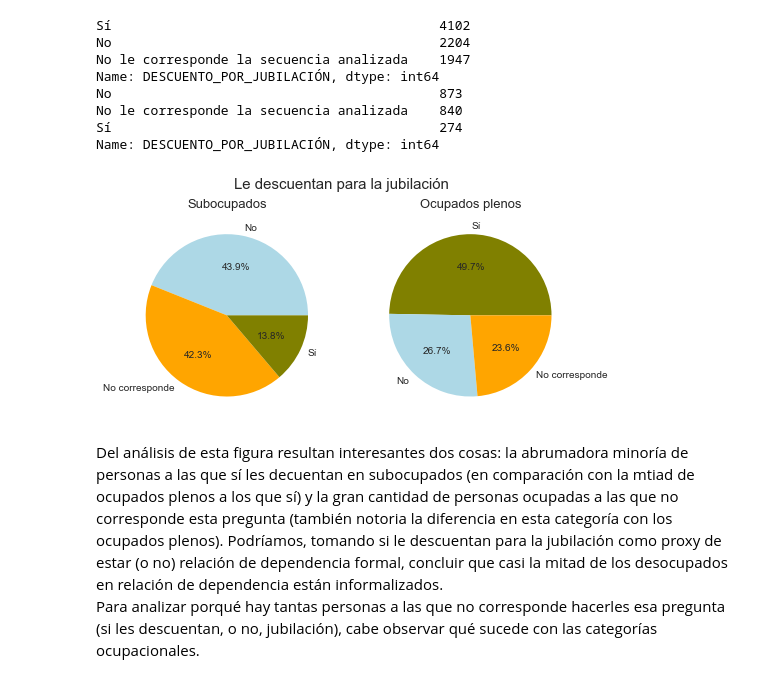
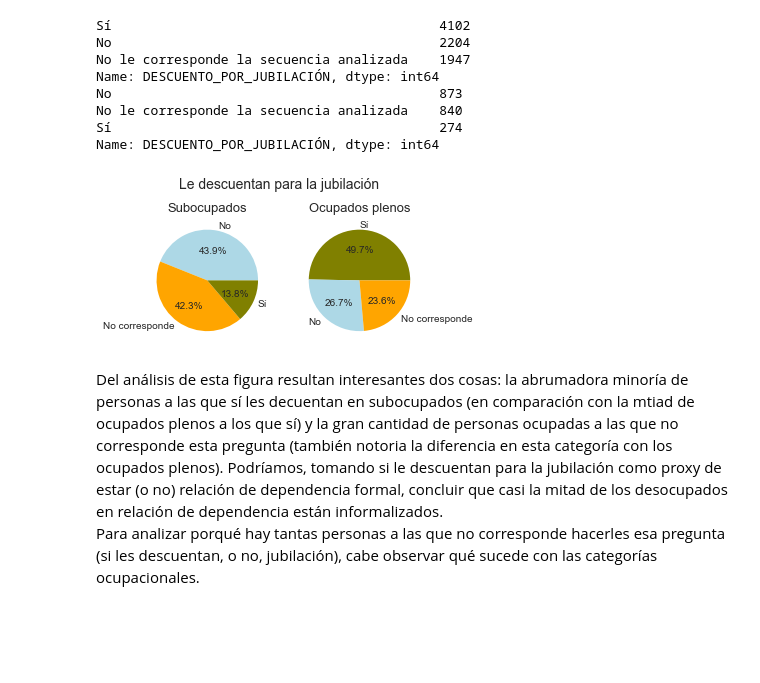
Before and after one commit to VioleCP/EPH-subocupacion, a Jupyter notebook: Subocupación Argentina.ipynb, the cells around one changed output. Saved outputs shown, nothing was run; the diff lists cells and outputs as text; code cells hidden in the pictures; blank space fills up the shorter version.

```diff
--- a/Subocupación Argentina.ipynb
+++ b/Subocupación Argentina.ipynb
@@ -823,16 +802,16 @@ No le corresponde la secuencia analizada    840
 Sí                                          274
 Name: DESCUENTO_POR_JUBILACIÓN, dtype: int64
 # %%
-fig, (ax1, ax2) = plt.subplots(1, 2, figsize=(8,4))
+fig, (ax1, ax2) = plt.subplots(1, 2, figsize=(5,3))
 lab3l = ["Sí", "No", "No corresponde"]
 l4bel = ["No", "No corresponde", "Sí"]
-fig.suptitle('Le descuentan para la jubilación', fontsize=15)
+fig.suptitle('Le descuentan para la jubilación', fontsize=14)
 ax1.pie(aportessub, colors= ["lightblue", "orange", "olive"], labels= l4bel, autopct='%1.1f%%')
 ax1.set_title('Subocupados', fontsize=13)
 ax2.pie(aportesoc, colors= ["olive","lightblue", "orange"], autopct='%1.1f%%', labels= lab3l)
 ax2.set_title('Ocupados plenos', fontsize=13);
 # %% [output]
-[figure, old version]
+[figure, new version]
 # %% [markdown]
 Del análisis de esta figura resultan interesantes dos cosas: la abrumadora minoría de personas a las que sí les decuentan en subocupados (en comparación con la mtiad de ocupados plenos a los que sí) y la gran cantidad de personas ocupadas a las que no corresponde esta pregunta (también notoria la diferencia en esta categoría con los ocupados plenos). Podríamos, tomando si le descuentan para la jubilación como proxy de estar (o no) relación de dependencia formal, concluir que casi la mitad de los desocupados en relación de dependencia están informalizados.
 Para analizar porqué hay tantas personas a las que no corresponde hacerles esa pregunta (si les descuentan, o no, jubilación), cabe observar qué sucede con las categorías ocupacionales.
```
Also changed, not shown: parts of 10 cells of this notebook.
